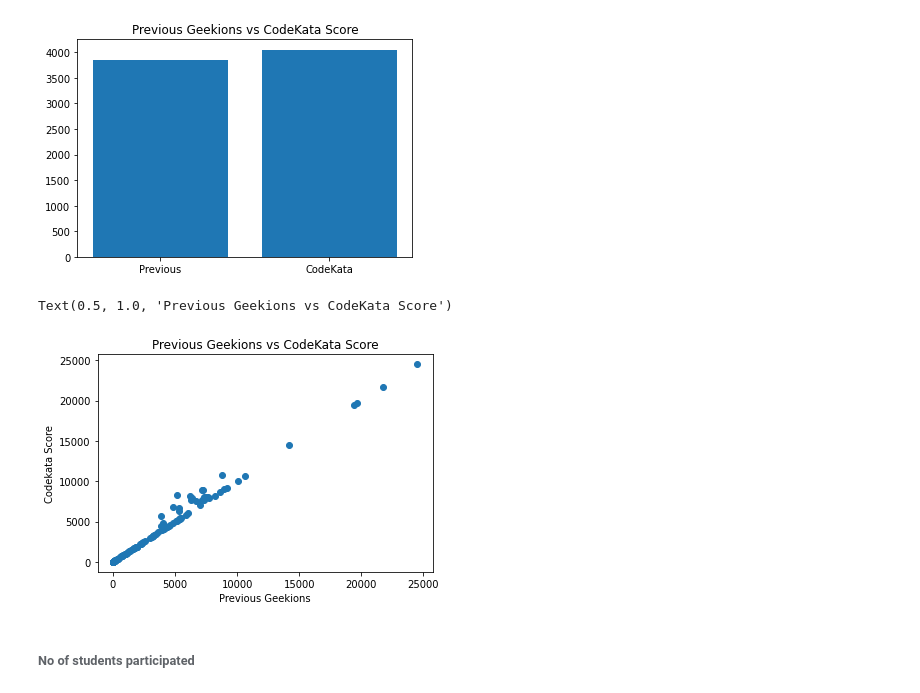
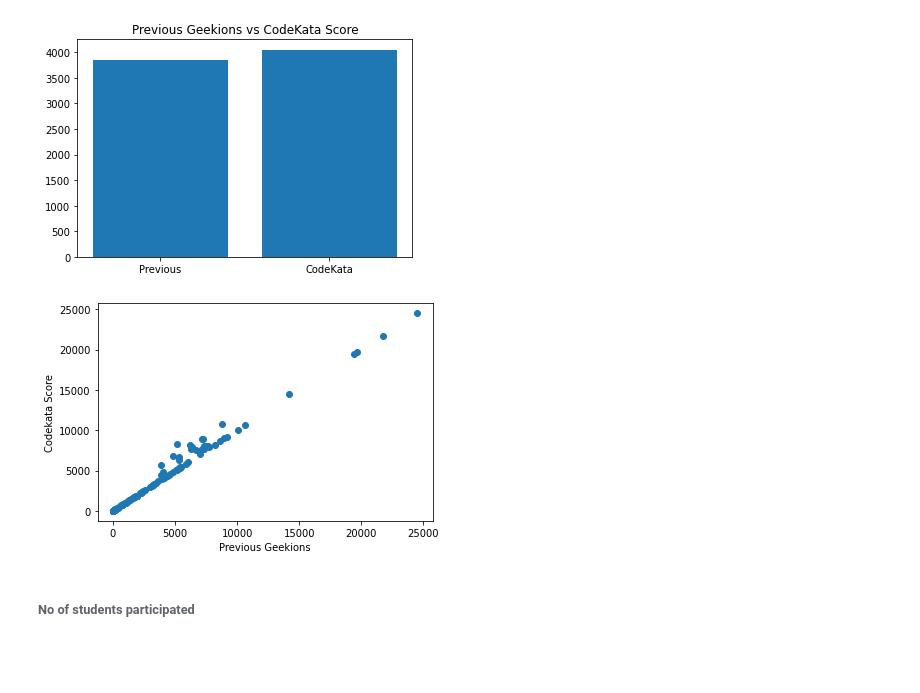
Before and after one commit to JayabharathiRavi/D19Task4, a Jupyter notebook: Copy_of_Assessment2B.ipynb, the cells around one changed output. Cells and saved outputs as stored; diff of their text form; code cells hidden in the pictures; blank space fills up the shorter version.

```diff
--- a/Copy_of_Assessment2B.ipynb
+++ b/Copy_of_Assessment2B.ipynb
@@ -108,12 +108,11 @@ plt.show()
 # %%
 import matplotlib.pyplot as plt
 plt.scatter(x = a, y = b)
 plt.xlabel('Previous Geekions')
 plt.ylabel('Codekata Score')
-plt.title('Previous Geekions vs CodeKata Score')
+plt.show()
 # %% [output]
-Text(0.5, 1.0, 'Previous Geekions vs CodeKata Score')
-[figure, old version]
+[figure, new version]
 # %% [markdown]
 ###### No of students participated
 # %%
```
Also changed, not shown: parts of 2 cells of this notebook.
